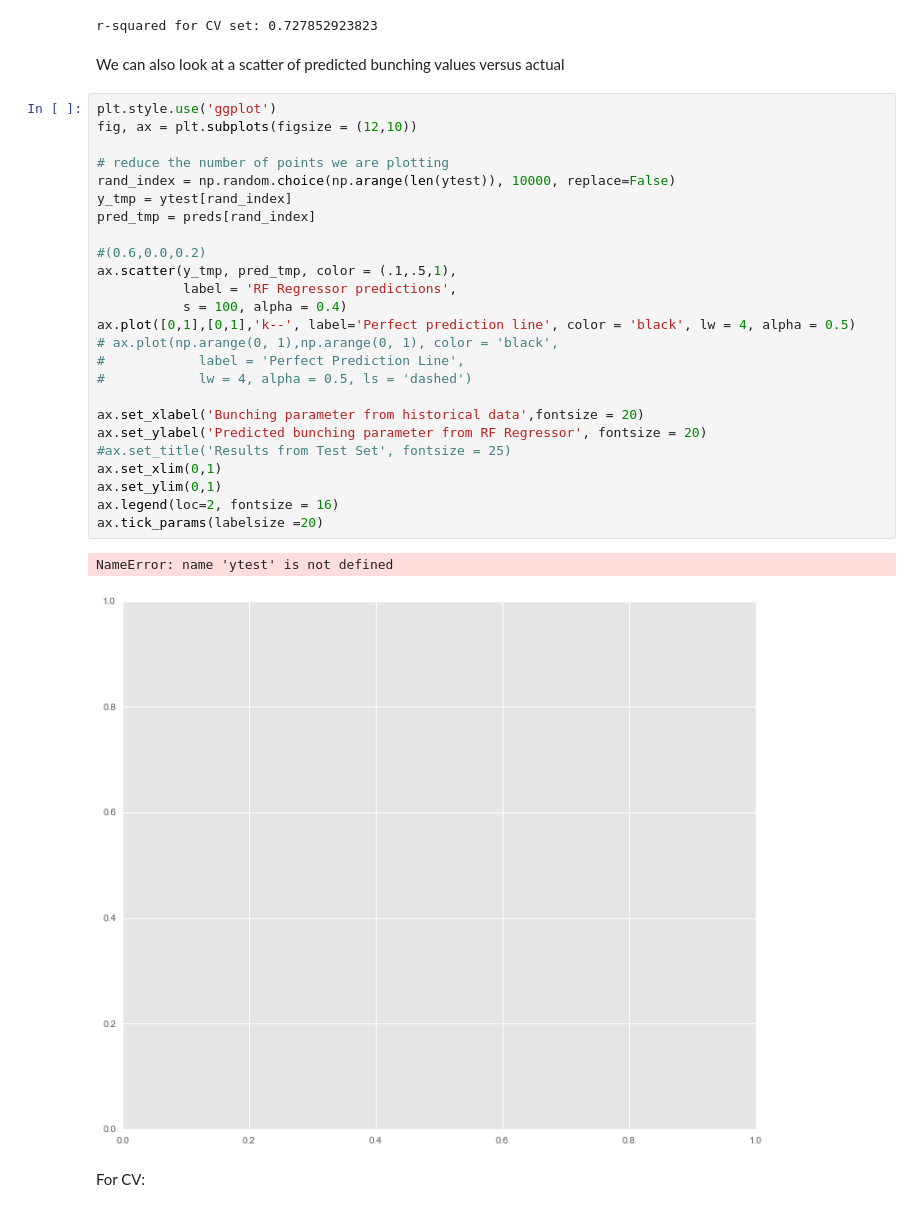
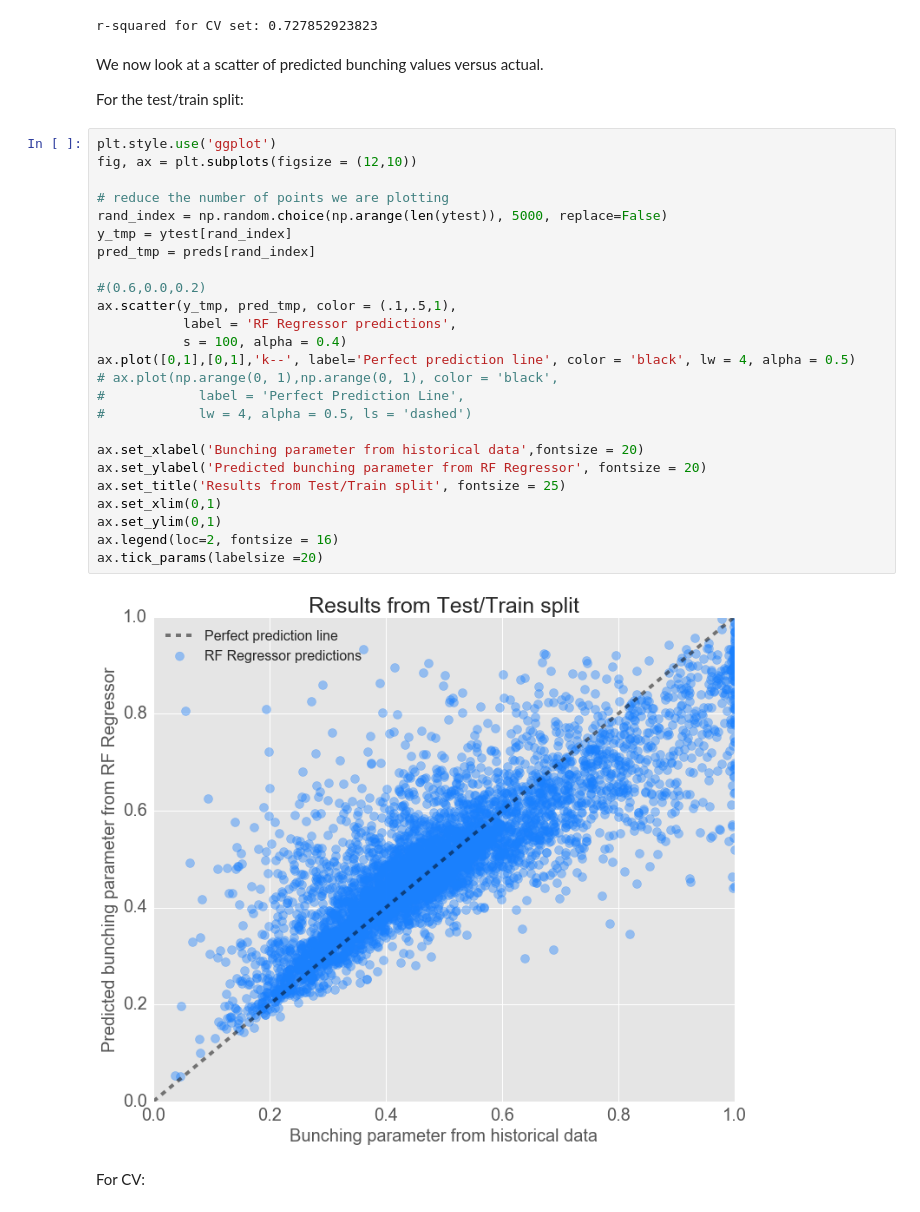
Before and after one commit to riemannzetagambit/busUnBunchr, a Jupyter notebook: nextbus_pull_from_remote_database.ipynb, the cells around one changed output. Cells and saved outputs as stored; diff of their text form.

```diff
--- a/nextbus_pull_from_remote_database.ipynb
+++ b/nextbus_pull_from_remote_database.ipynb
@@ -519,35 +507,36 @@ print "r-squared for CV set:", r_value**2
 # %% [output]
 r-squared for CV set: 0.727852923823
 # %% [markdown]
-We can also look at a scatter of predicted bunching values versus actual
+We now look at a scatter of predicted bunching values versus actual.
+
+For the test/train split:
 # %%
 plt.style.use('ggplot')
 fig, ax = plt.subplots(figsize = (12,10))
 
 # reduce the number of points we are plotting
-rand_index = np.random.choice(np.arange(len(ytest)), 10000, replace=False)
+rand_index = np.random.choice(np.arange(len(ytest)), 5000, replace=False)
 y_tmp = ytest[rand_index]
 pred_tmp = preds[rand_index]
 
 #(0.6,0.0,0.2)
 ax.scatter(y_tmp, pred_tmp, color = (.1,.5,1),
            label = 'RF Regressor predictions',
            s = 100, alpha = 0.4)
 ax.plot([0,1],[0,1],'k--', label='Perfect prediction line', color = 'black', lw = 4, alpha = 0.5)
 # ax.plot(np.arange(0, 1),np.arange(0, 1), color = 'black',
 #            label = 'Perfect Prediction Line',
 #            lw = 4, alpha = 0.5, ls = 'dashed')
 
 ax.set_xlabel('Bunching parameter from historical data',fontsize = 20)
 ax.set_ylabel('Predicted bunching parameter from RF Regressor', fontsize = 20)
-#ax.set_title('Results from Test Set', fontsize = 25)
+ax.set_title('Results from Test/Train split', fontsize = 25)
 ax.set_xlim(0,1)
 ax.set_ylim(0,1)
 ax.legend(loc=2, fontsize = 16)
 ax.tick_params(labelsize =20)
 # %% [output]
-NameError: name 'ytest' is not defined
-[figure, old version]
+[figure, new version]
 # %% [markdown]
 For CV:
 # %%
```
Also changed, not shown: parts of 13 cells of this notebook, 4 other files.
